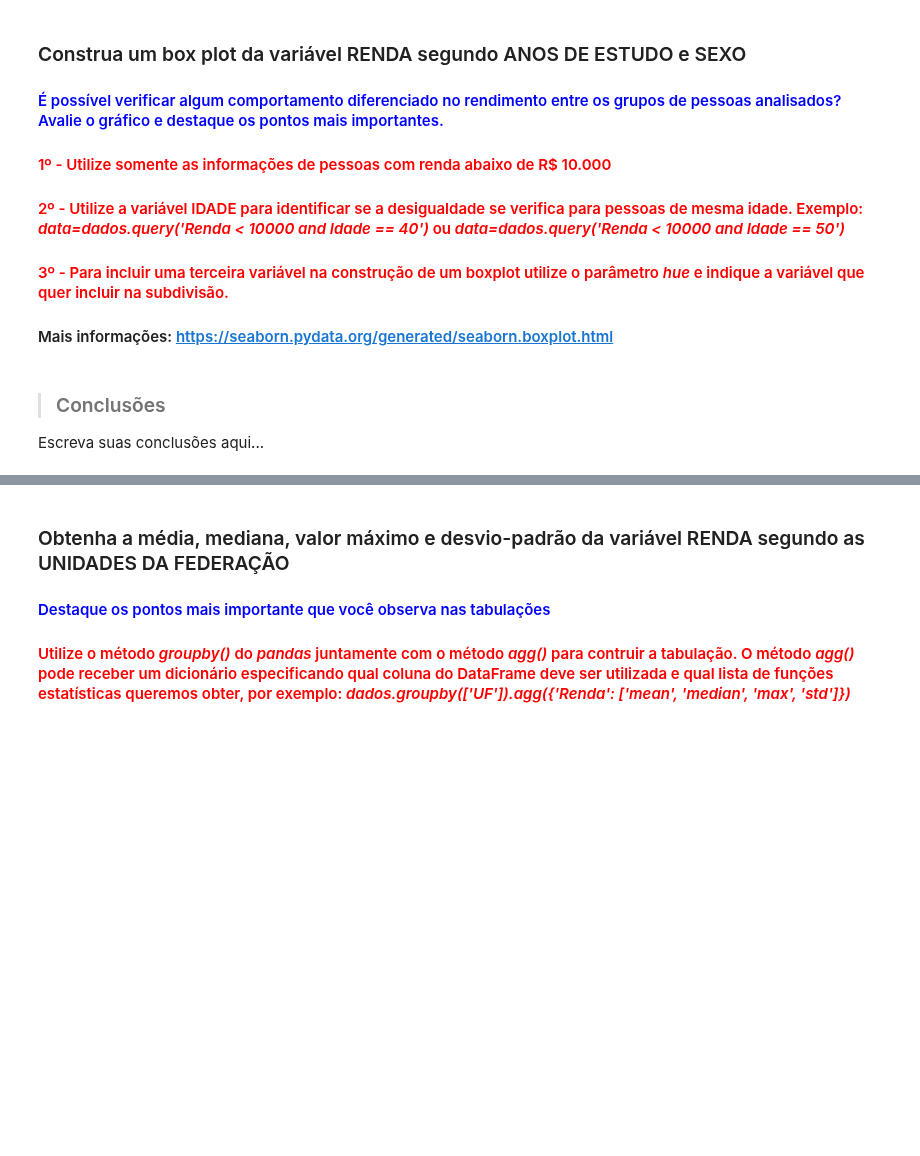
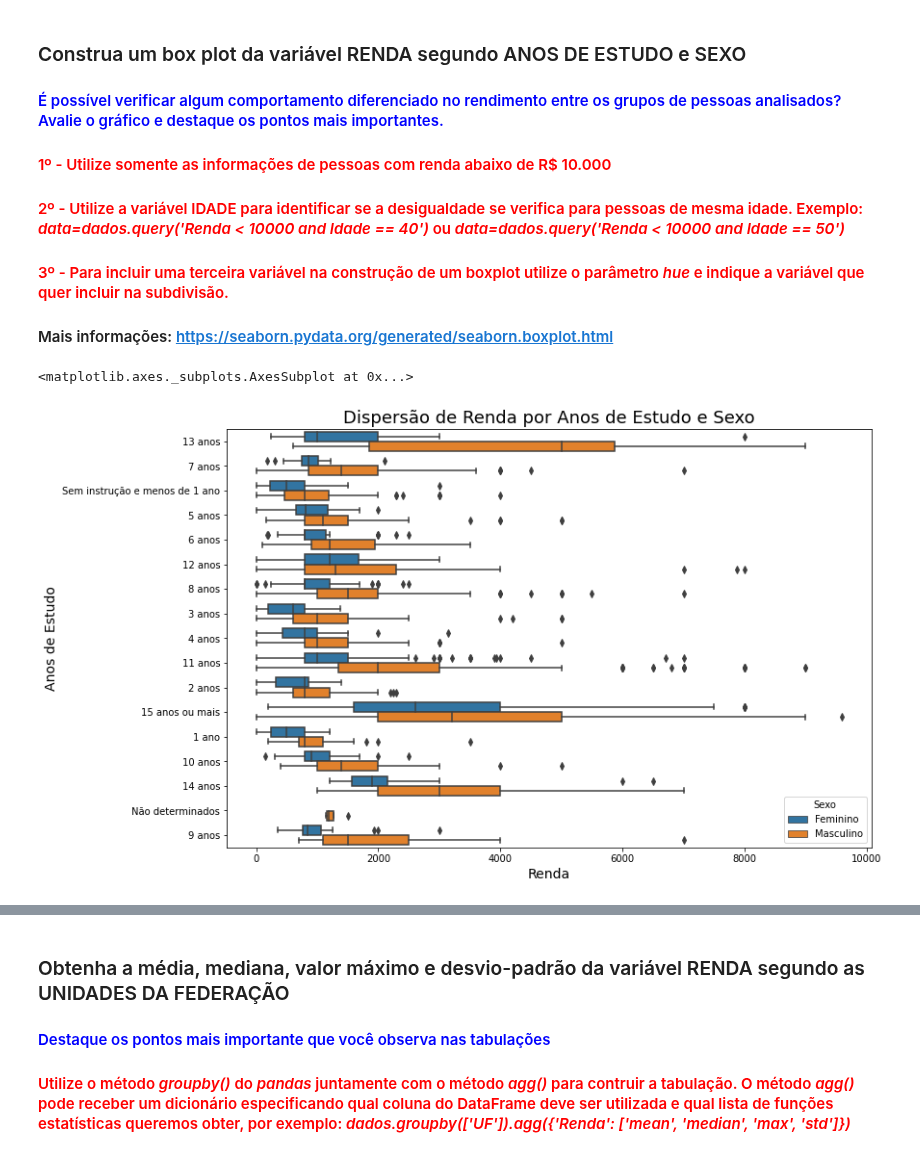
Before and after one commit to muriloWeber/dataScienceAlura, a Jupyter notebook: dataScienceEstatisticaComPythonFrequenciasEMedidas/Projeto_Analise_Descritiva.ipynb, the cells around one changed output, grey strips where cells are left out. Drawn from its saved outputs; the diff is of its cells as text; code cells hidden in the pictures; blank space fills up the shorter version.

```diff
--- a/dataScienceEstatisticaComPythonFrequenciasEMedidas/Projeto_Analise_Descritiva.ipynb
+++ b/dataScienceEstatisticaComPythonFrequenciasEMedidas/Projeto_Analise_Descritiva.ipynb
@@ -546,7 +546,13 @@ Os valores mais altos são dos que tem 15 anos ou mais de estudo.
 #### <font color='red'>2º - Utilize a variável IDADE para identificar se a desigualdade se verifica para pessoas de mesma idade. Exemplo: <i>data=dados.query('Renda < 10000 and Idade == 40')</i> ou <i>data=dados.query('Renda < 10000 and Idade == 50')</i></font>
 #### <font color='red'>3º - Para incluir uma terceira variável na construção de um boxplot utilize o parâmetro <i>hue</i> e indique a variável que quer incluir na subdivisão.</font>
 #### Mais informações: https://seaborn.pydata.org/generated/seaborn.boxplot.html
-# %% [markdown]
-> ### Conclusões
-
-Escreva suas conclusões aqui...
+# %%
+ax = sns.boxplot(x=df.Renda, y='Anos de Estudo', hue= 'Sexo', data = df.query('Renda < 10000 and Idade ==50'), orient = 'h')
+ax.figure.set_size_inches(12,8)
+ax.set_title('Dispersão de Renda por Anos de Estudo e Sexo', fontsize=18)
+ax.set_xlabel('Renda', fontsize=14)
+ax.set_ylabel('Anos de Estudo', fontsize=14)
+ax
+# %% [output]
+<matplotlib.axes._subplots.AxesSubplot at 0x...>
+[figure, added]
```
Also changed, not shown: parts of 6 cells of this notebook.
